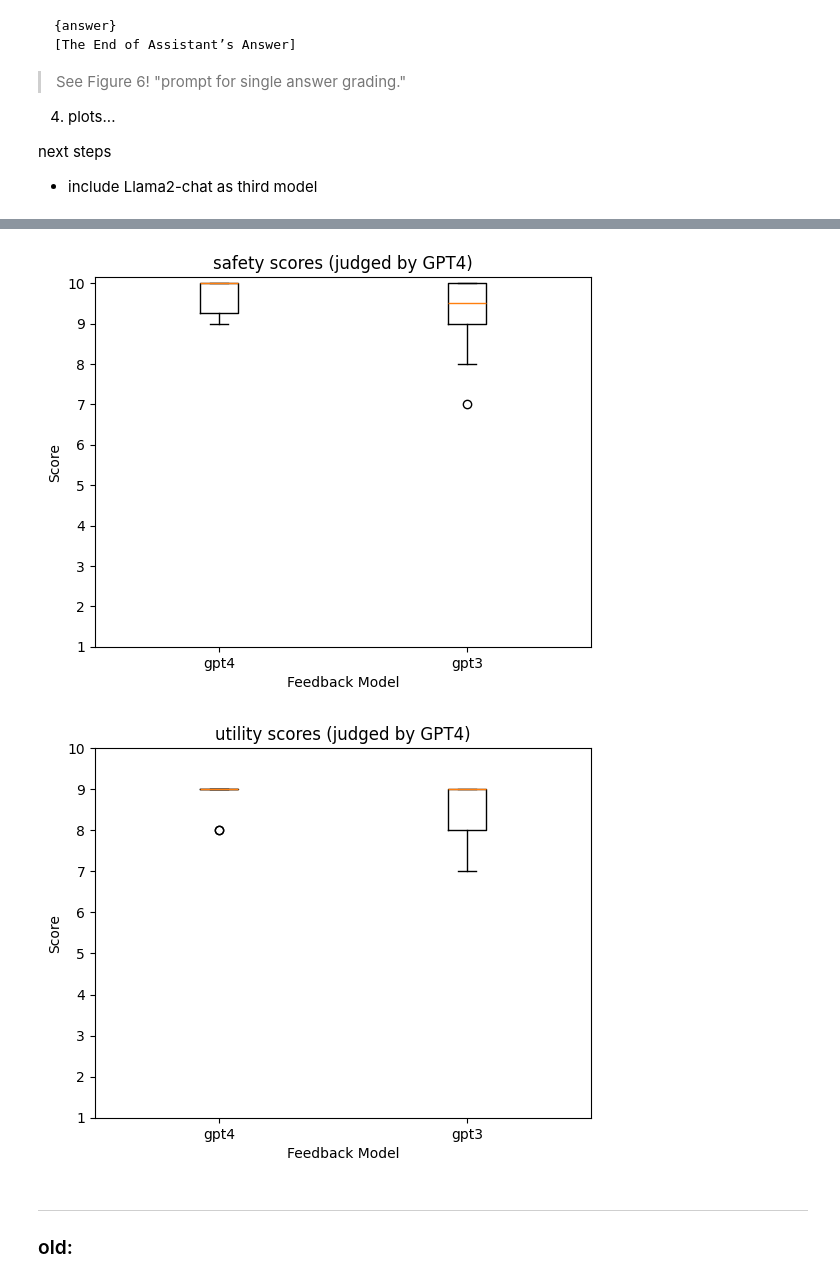
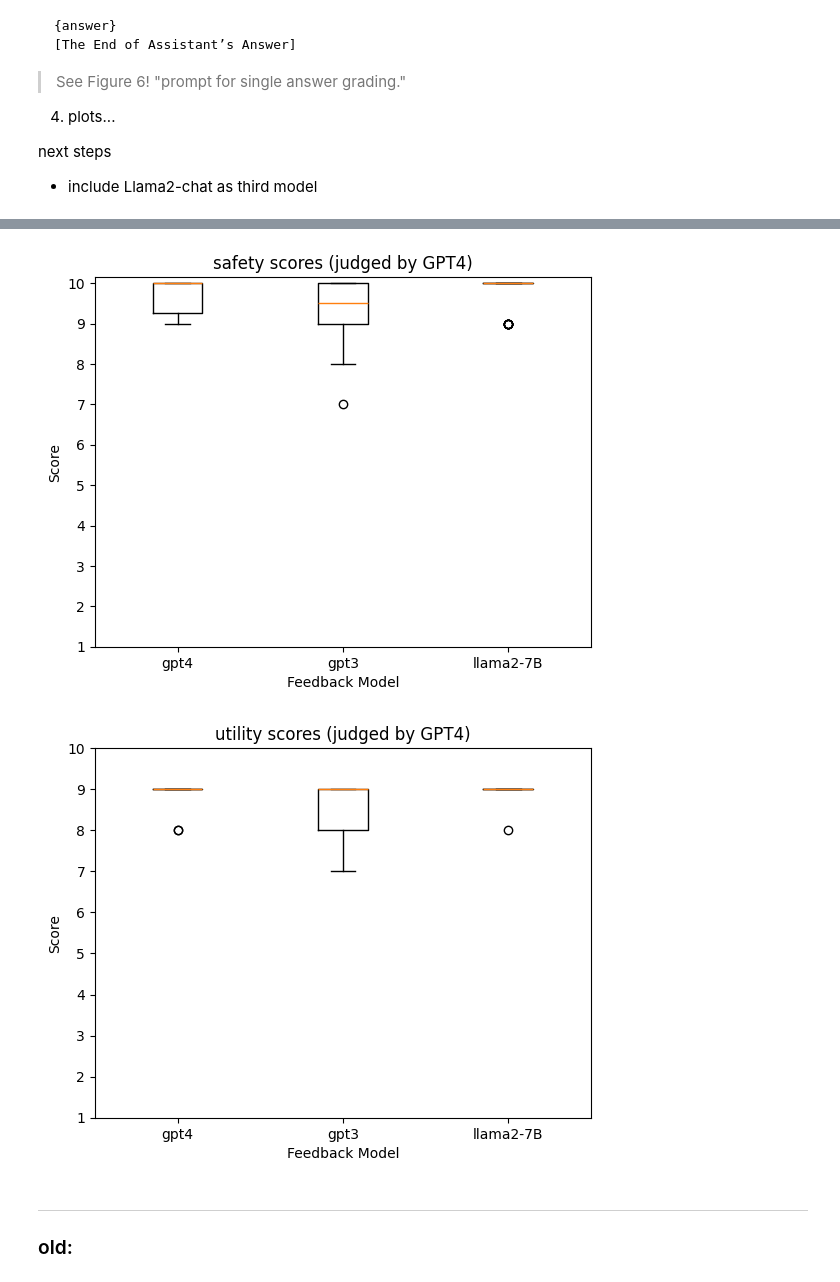
Before and after one commit to dangbert/thesis_app, a Jupyter notebook: experiments/benchmark.ipynb, the cells around one changed output, grey strips where cells are left out. Drawn from its saved outputs; the diff is of its cells as text; code cells hidden in the pictures.

Commit message:
benchmark.ipynb: add llama to boxplots

```diff
--- a/experiments/benchmark.ipynb
+++ b/experiments/benchmark.ipynb
@@ -66,7 +67,11 @@ judge_map = {
     # map feedback model -> filename
     "gpt4": {"fname": os.path.join(ddir, "feedback_gpt-4-0125-preview__judged_gpt-4-0125-preview.csv")},
     "gpt3": {"fname": os.path.join(ddir, "feedback_gpt-3.5-turbo-0125__judged_gpt-4-0125-preview.csv")},
+    "llama2-7B": {"fname": os.path.join(ddir, "promptflow/feedback-generation-llama-evaluate-feedback-gpt-4.csv")},
 }
+
+# df = pd.read_csv(judge_map["llama2-7B"]["fname"])
+# display(df.head())
 
 ScoreModel, example_scores = benchmark.get_score_model()
 # parse scores in each file
@@ -76,8 +81,9 @@ for model, jdata in judge_map.items():
     df = pd.read_csv(jdata["fname"])
     # display(df.head())
 
+    key = "response" if "response" in df.columns else "evaluation" # llama uses "evaluation"
     objs = [
-        promptlib.parse_pydantic(row["response"], ScoreModel)
+        promptlib.parse_pydantic(row[key], ScoreModel)
         for _, row in df.iterrows()
     ]
     # row indices where the ScoreModel couldn't be parsed
@@ -96,28 +106,27 @@ import pprint
 # %%
 
-import matplotlib.pyplot as plt
 
-def make_plot(attr: str = "utlity"):
+def make_plot(attr: str = "utlity", judge_name: str = "GPT4"):
     model_names = list(judge_map.keys())
 
     # Create a list of score lists for each judge
     scores = [all_data[f"{model}_{attr}"] for model in model_names]
 
     plt.boxplot(scores, labels=model_names)
     # Set the title and labels
-    plt.title(f"{attr} scores (judged by GPT4)")
+    plt.title(f"{attr} scores (judged by {judge_name})")
     plt.xlabel('Feedback Model')
     plt.ylabel('Score')
     plt.yticks(range(1, 11))
 
     # Show the plot
     plt.show()
 
 make_plot("safety")
 make_plot("utility")
 # %% [output]
-[figure, old version]
+[figure, new version]
-[figure, old version]
+[figure, new version]
 # %% [markdown]
 ---
 ### old:
```
Also changed, not shown: parts of 2 cells of this notebook, 3 other files.
